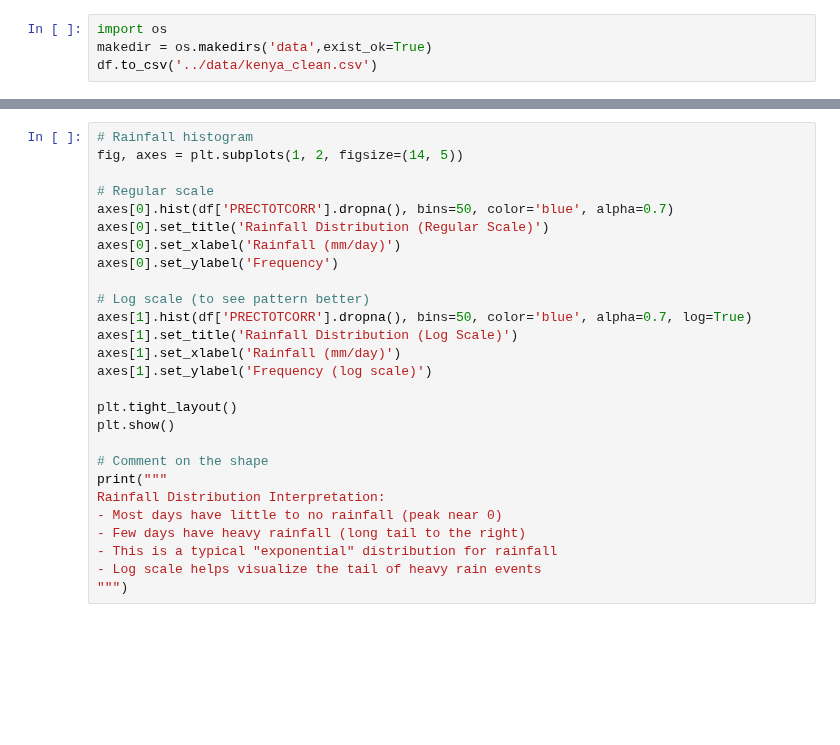
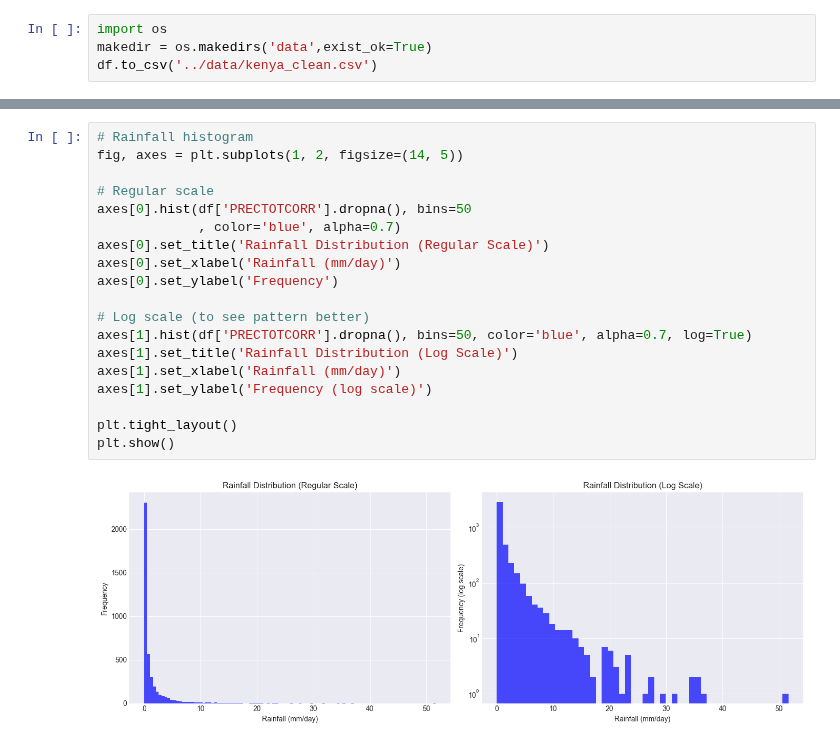
Before and after one commit to hawi088/climate-challenge-week0, a Jupyter notebook: notebooks/kenya_eda.ipynb, the cells around one changed output, grey strips where cells are left out. Drawn from its saved outputs; the diff is of its cells as text; blank space fills up the shorter version.

```diff
--- a/notebooks/kenya_eda.ipynb
+++ b/notebooks/kenya_eda.ipynb
@@ -167,29 +163,23 @@ plt.show()
 # %%
 # Rainfall histogram
 fig, axes = plt.subplots(1, 2, figsize=(14, 5))
 
 # Regular scale
-axes[0].hist(df['PRECTOTCORR'].dropna(), bins=50, color='blue', alpha=0.7)
+axes[0].hist(df['PRECTOTCORR'].dropna(), bins=50
+             , color='blue', alpha=0.7)
 axes[0].set_title('Rainfall Distribution (Regular Scale)')
 axes[0].set_xlabel('Rainfall (mm/day)')
 axes[0].set_ylabel('Frequency')
 
 # Log scale (to see pattern better)
 axes[1].hist(df['PRECTOTCORR'].dropna(), bins=50, color='blue', alpha=0.7, log=True)
 axes[1].set_title('Rainfall Distribution (Log Scale)')
 axes[1].set_xlabel('Rainfall (mm/day)')
 axes[1].set_ylabel('Frequency (log scale)')
 
 plt.tight_layout()
 plt.show()
-
-# Comment on the shape
-print("""
-Rainfall Distribution Interpretation:
-- Most days have little to no rainfall (peak near 0)
-- Few days have heavy rainfall (long tail to the right)
-- This is a typical "exponential" distribution for rainfall
-- Log scale helps visualize the tail of heavy rain events
-""")
+# %% [output]
+[figure, added]
 # %%
 # Bubble chart: Temperature vs Humidity, size = Rainfall
```
Also changed, not shown: parts of 7 cells of this notebook, 1 other file.
